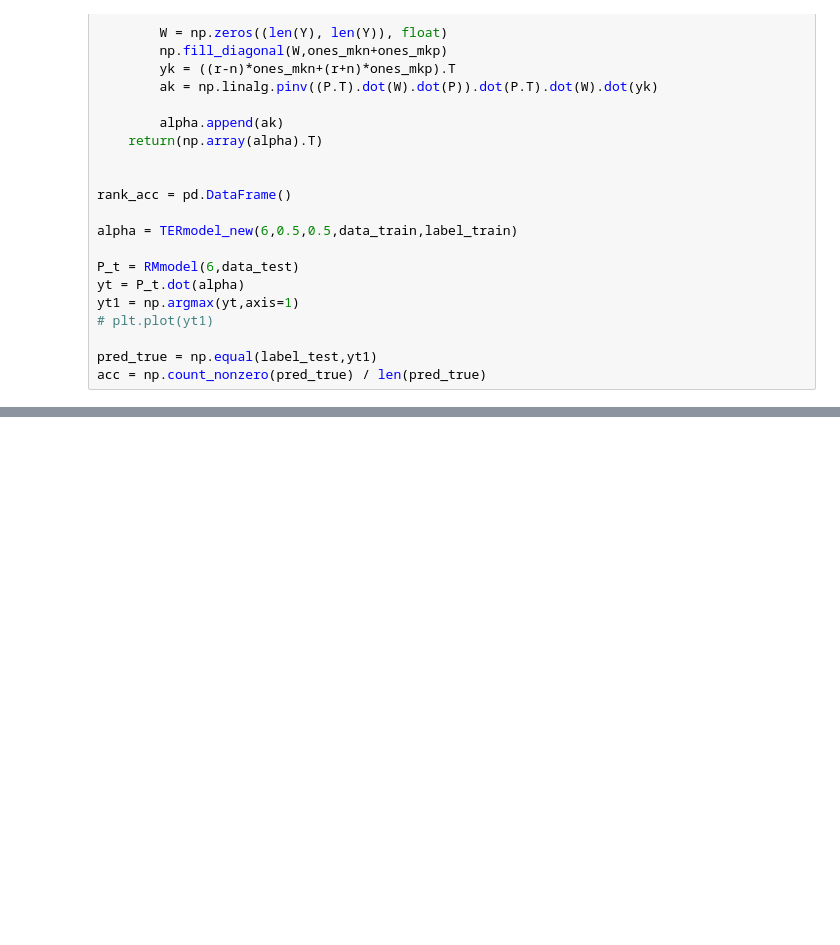
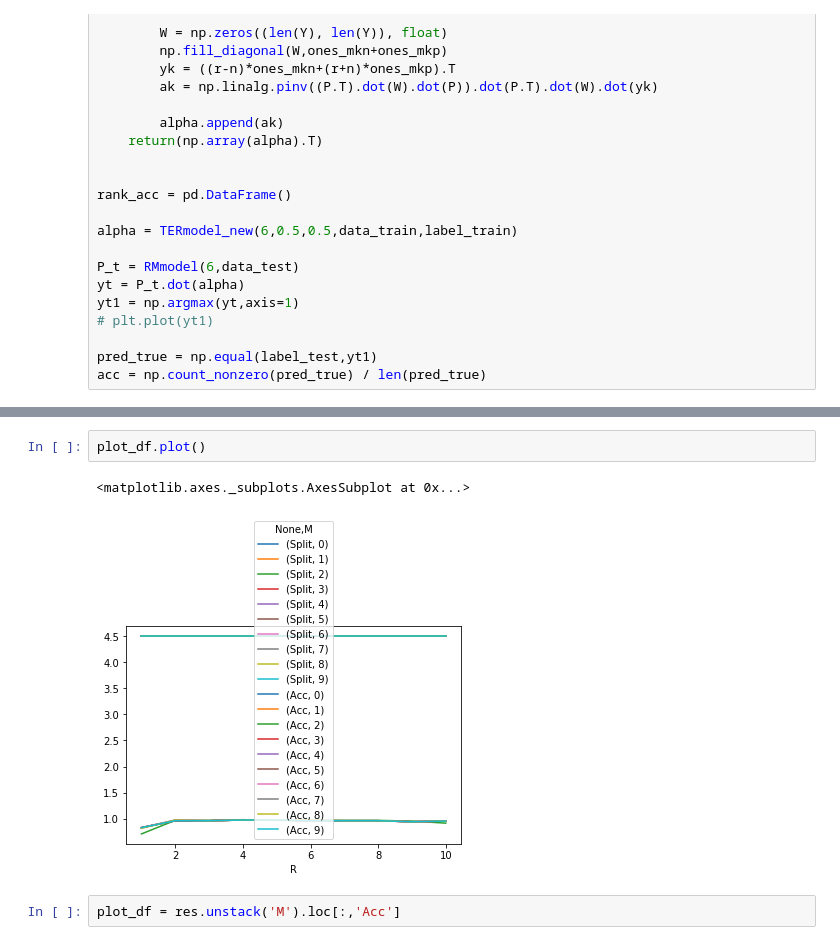
Before and after one commit to HERO-Kwon/MILab, a Jupyter notebook: 180529_TER/Untitled5.ipynb, the cells around one changed output, grey strips where cells are left out. Drawn from its saved outputs; the diff is of its cells as text; blank space fills up the shorter version.

```diff
--- a/180529_TER/Untitled5.ipynb
+++ b/180529_TER/Untitled5.ipynb
@@ -225,0 +846,7 @@ array([0, 0, 0, 0, 0, 0, 0, 0, 0, 0, 0, 0, 0, 0, 0, 0, 0, 0, 0, 0, 0, 0,
+# %%
+plot_df.plot()
+# %% [output]
+<matplotlib.axes._subplots.AxesSubplot at 0x...>
+[figure, added]
+# %%
+plot_df = res.unstack('M').loc[:,'Acc']
```
Also changed, not shown: parts of 93 cells of this notebook, 1 other file.
